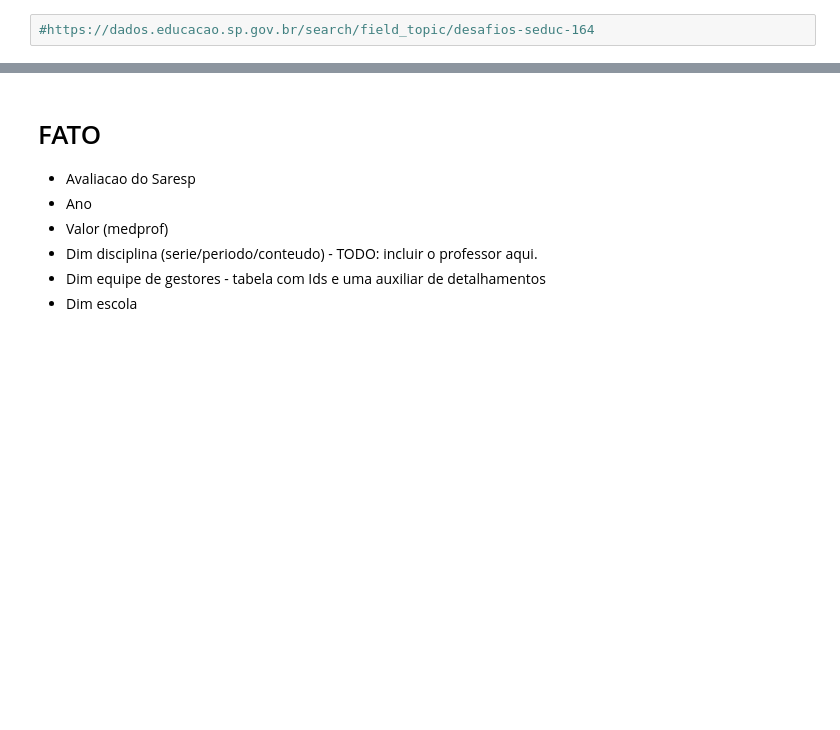
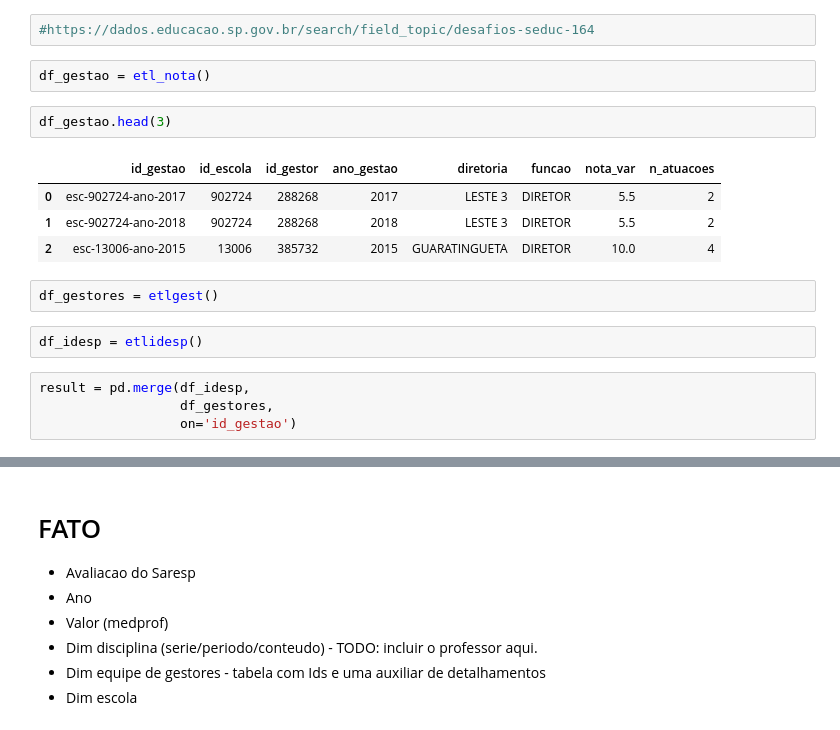
Before and after one commit to vultor33/DesafioSeduc, a Jupyter notebook: Fato_Gestao_SARESP.ipynb, the cells around one changed output, grey strips where cells are left out. Drawn from its saved outputs; the diff is of its cells as text; blank space fills up the shorter version.

```diff
--- a/Fato_Gestao_SARESP.ipynb
+++ b/Fato_Gestao_SARESP.ipynb
@@ -4,2 +8,19 @@ import collections
 # %%
 #https://dados.educacao.sp.gov.br/search/field_topic/desafios-seduc-164
+# %%
+df_gestao = etl_nota()
+# %%
+df_gestao.head(3)
+# %% [output]
+|  | id_gestao | id_escola | id_gestor | ano_gestao | diretoria | funcao | nota_var | n_atuacoes |
+| 0 | esc-902724-ano-2017 | 902724 | 288268 | 2017 | LESTE 3 | DIRETOR | 5.5 | 2 |
+| 1 | esc-902724-ano-2018 | 902724 | 288268 | 2018 | LESTE 3 | DIRETOR | 5.5 | 2 |
+| 2 | esc-13006-ano-2015 | 13006 | 385732 | 2015 | GUARATINGUETA | DIRETOR | 10.0 | 4 |
+# %%
+df_gestores = etlgest()
+# %%
+df_idesp = etlidesp()
+# %%
+result = pd.merge(df_idesp,
+                  df_gestores,
+                  on='id_gestao')
```
Also changed, not shown: parts of 27 cells of this notebook, 7 other files.
